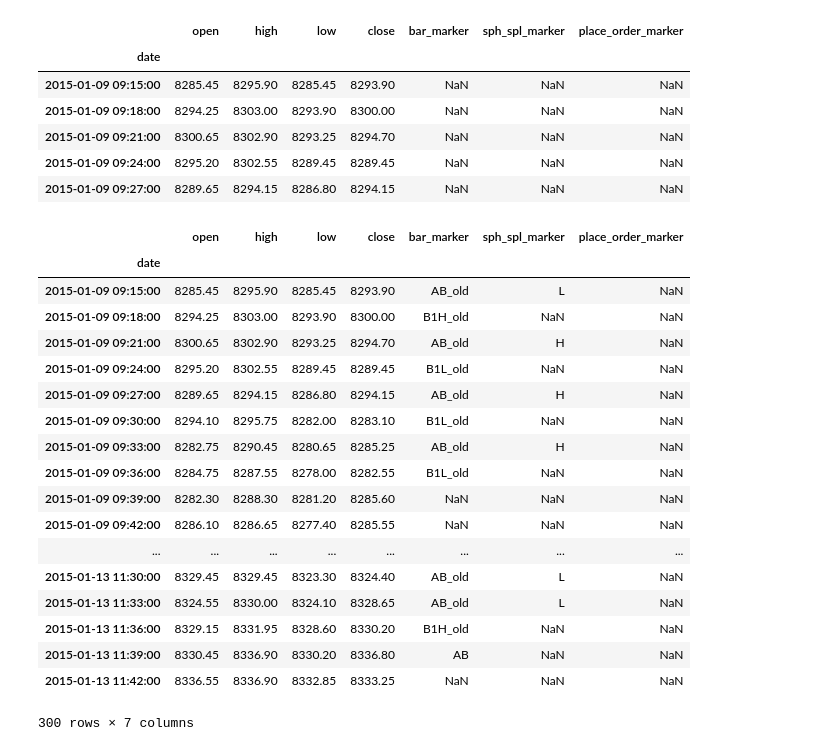
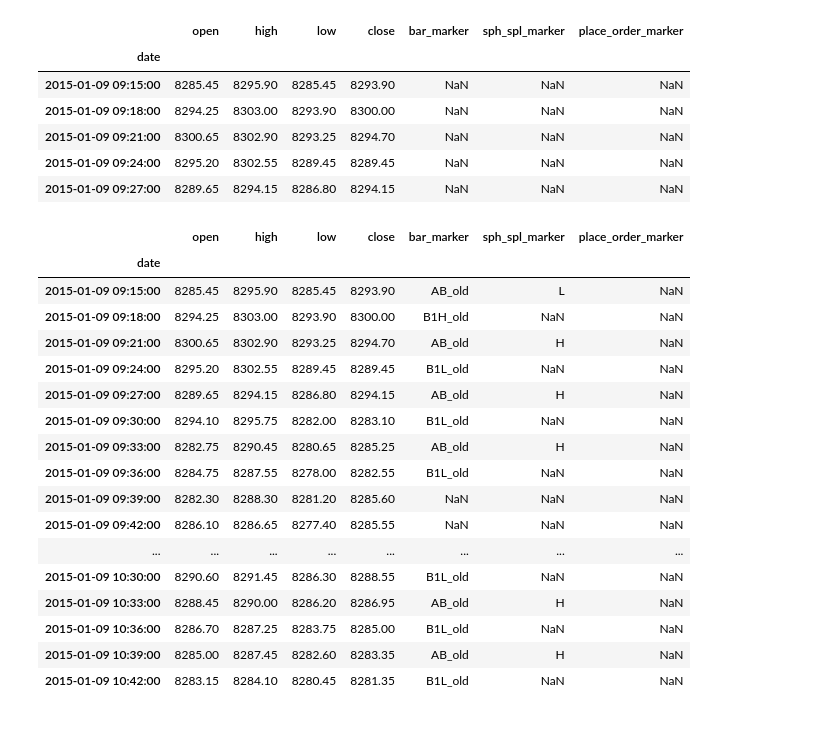
Before and after one commit to tejasvi-sarraju-tfs/nifty, a Jupyter notebook: NIFTY_Place_Order.ipynb, the cells around one changed output. Cells and saved outputs as stored; diff of their text form; code cells hidden in the pictures.

```diff
--- a/NIFTY_Place_Order.ipynb
+++ b/NIFTY_Place_Order.ipynb
@@ -86,24 +86,23 @@ for i in range(1, 300):
 # %%
 #print('B1L_marked = ' + B1L_marked + ' B2L_marked = ' + B2L_marked + ' B1H_marked = ' + B1H_marked + ' B2H_marked = ' + B2H_marked + ' place_order_lst = ' + str(place_order_lst))
 # %%
-data.head(300)
+data.head(30)
 # %% [output]
 |  | open | high | low | close | bar_marker | sph_spl_marker | place_order_marker |
 | date |  |  |  |  |  |  |  |
 | 2015-01-09 09:15:00 | 8285.45 | 8295.90 | 8285.45 | 8293.90 | AB_old | L | NaN |
 | 2015-01-09 09:18:00 | 8294.25 | 8303.00 | 8293.90 | 8300.00 | B1H_old | NaN | NaN |
 | 2015-01-09 09:21:00 | 8300.65 | 8302.90 | 8293.25 | 8294.70 | AB_old | H | NaN |
 | 2015-01-09 09:24:00 | 8295.20 | 8302.55 | 8289.45 | 8289.45 | B1L_old | NaN | NaN |
 | 2015-01-09 09:27:00 | 8289.65 | 8294.15 | 8286.80 | 8294.15 | AB_old | H | NaN |
 | 2015-01-09 09:30:00 | 8294.10 | 8295.75 | 8282.00 | 8283.10 | B1L_old | NaN | NaN |
 | 2015-01-09 09:33:00 | 8282.75 | 8290.45 | 8280.65 | 8285.25 | AB_old | H | NaN |
 | 2015-01-09 09:36:00 | 8284.75 | 8287.55 | 8278.00 | 8282.55 | B1L_old | NaN | NaN |
 | 2015-01-09 09:39:00 | 8282.30 | 8288.30 | 8281.20 | 8285.60 | NaN | NaN | NaN |
 | 2015-01-09 09:42:00 | 8286.10 | 8286.65 | 8277.40 | 8285.55 | NaN | NaN | NaN |
 | ... | ... | ... | ... | ... | ... | ... | ... |
-| 2015-01-13 11:30:00 | 8329.45 | 8329.45 | 8323.30 | 8324.40 | AB_old | L | NaN |
-| 2015-01-13 11:33:00 | 8324.55 | 8330.00 | 8324.10 | 8328.65 | AB_old | L | NaN |
-| 2015-01-13 11:36:00 | 8329.15 | 8331.95 | 8328.60 | 8330.20 | B1H_old | NaN | NaN |
-| 2015-01-13 11:39:00 | 8330.45 | 8336.90 | 8330.20 | 8336.80 | AB | NaN | NaN |
-| 2015-01-13 11:42:00 | 8336.55 | 8336.90 | 8332.85 | 8333.25 | NaN | NaN | NaN |
+| 2015-01-09 10:30:00 | 8290.60 | 8291.45 | 8286.30 | 8288.55 | B1L_old | NaN | NaN |
+| 2015-01-09 10:33:00 | 8288.45 | 8290.00 | 8286.20 | 8286.95 | AB_old | H | NaN |
+| 2015-01-09 10:36:00 | 8286.70 | 8287.25 | 8283.75 | 8285.00 | B1L_old | NaN | NaN |
+| 2015-01-09 10:39:00 | 8285.00 | 8287.45 | 8282.60 | 8283.35 | AB_old | H | NaN |
+| 2015-01-09 10:42:00 | 8283.15 | 8284.10 | 8280.45 | 8281.35 | B1L_old | NaN | NaN |
-300 rows × 7 columns
```
Also changed, not shown: parts of 1 cell of this notebook.
